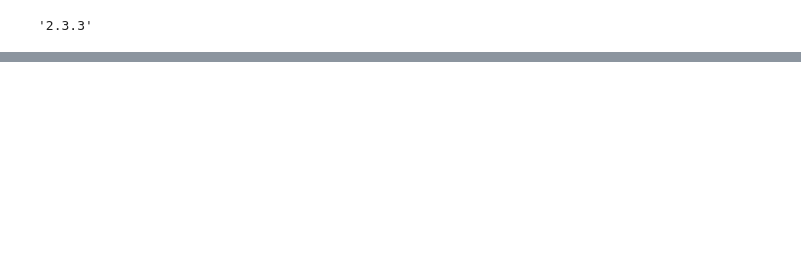
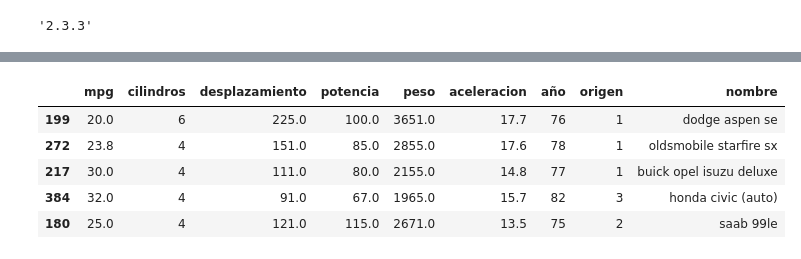
Before and after one commit to dayanaromero937-ship-it/practicasintroduccionapython, a Jupyter notebook: pandas.ipynb, the cells around one changed output, grey strips where cells are left out. Cells and saved outputs as stored; diff of their text form; code cells hidden in the pictures; blank space fills up the shorter version.

```diff
--- a/pandas.ipynb
+++ b/pandas.ipynb
@@ -1247,0 +521,9 @@ Cantidad de usuarios con menos de 30 reviews: 751
+# %%
+display(mpg_data.sample(5))
+# %% [output]
+|  | mpg | cilindros | desplazamiento | potencia | peso | aceleracion | año | origen | nombre |
+| 199 | 20.0 | 6 | 225.0 | 100.0 | 3651.0 | 17.7 | 76 | 1 | dodge aspen se |
+| 272 | 23.8 | 4 | 151.0 | 85.0 | 2855.0 | 17.6 | 78 | 1 | oldsmobile starfire sx |
+| 217 | 30.0 | 4 | 111.0 | 80.0 | 2155.0 | 14.8 | 77 | 1 | buick opel isuzu deluxe |
+| 384 | 32.0 | 4 | 91.0 | 67.0 | 1965.0 | 15.7 | 82 | 3 | honda civic (auto) |
+| 180 | 25.0 | 4 | 121.0 | 115.0 | 2671.0 | 13.5 | 75 | 2 | saab 99le |
```
Also changed, not shown: parts of 175 cells of this notebook, 2 other files.
